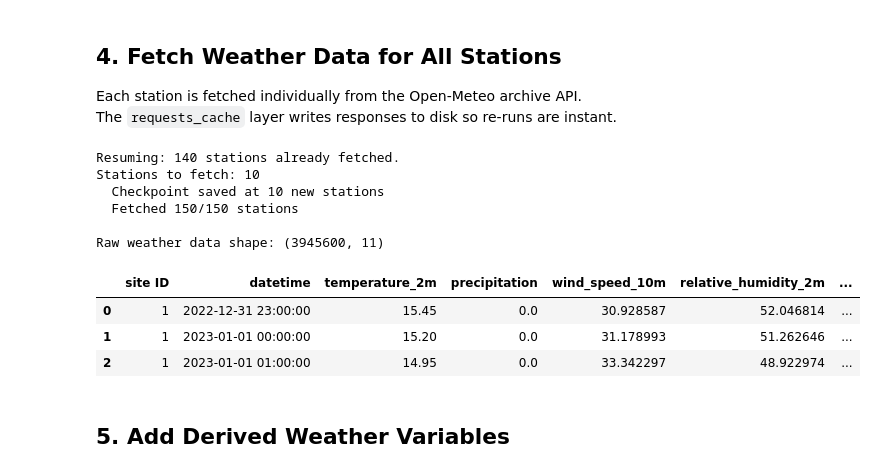
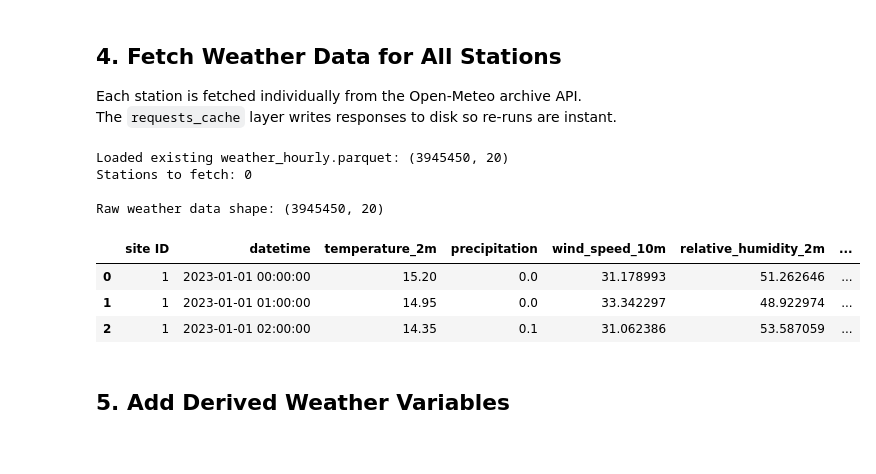
Before and after one commit to Queena34/mda-cycling-weather-group6, a Jupyter notebook: notebooks/04_weather_data.ipynb, the cells around one changed output. Cells and saved outputs as stored; diff of their text form; code cells hidden in the pictures.

Commit message:
Align 03/04 metadata columns with 02 outputs and improve weather API caching

```diff
--- a/notebooks/04_weather_data.ipynb
+++ b/notebooks/04_weather_data.ipynb
@@ -57,19 +57,19 @@ END_DATE   = "2025-12-31"
 # %%
 panel_daily = pd.read_parquet(
     PROCESSED / "panel_daily.parquet",
-    columns=["site ID", "naam", "lat", "lon"],
+    columns=["site ID", "naam", "lat", "long"],
 )
 
 site_locations = (
-    panel_daily[["site ID", "naam", "lat", "lon"]]
+    panel_daily[["site ID", "naam", "lat", "long"]]
     .drop_duplicates("site ID")
-    .dropna(subset=["lat", "lon"])
+    .dropna(subset=["lat", "long"])
     .reset_index(drop=True)
 )
 
 print(f"Unique stations        : {len(site_locations)}")
 print(f"Lat range              : {site_locations['lat'].min():.4f} – {site_locations['lat'].max():.4f}")
-print(f"Lon range              : {site_locations['lon'].min():.4f} – {site_locations['lon'].max():.4f}")
+print(f"Lon range              : {site_locations['long'].min():.4f} – {site_locations['long'].max():.4f}")
 site_locations.head(5)
 # %% [output]
 Unique stations        : 150
@@ -124,9 +124,16 @@ The `requests_cache` layer writes responses to disk so re-runs are instant.
 from openmeteo_requests import OpenMeteoRequestsError
 
 CHECKPOINT = RAW_WX / "weather_checkpoint.parquet"
+WEATHER_HOURLY = PROCESSED / "weather_hourly.parquet"
 
-# Resume from checkpoint if it exists
-if CHECKPOINT.exists():
+# Prefer the saved hourly weather panel if it already exists.
+# The checkpoint is only for resuming an interrupted API fetch.
+if WEATHER_HOURLY.exists():
+    done = pd.read_parquet(WEATHER_HOURLY)
+    fetched_ids = set(done["site ID"].unique())
+    all_weather = [done]
+    print(f"Loaded existing {WEATHER_HOURLY.name}: {done.shape}")
+elif CHECKPOINT.exists():
     done = pd.read_parquet(CHECKPOINT)
     fetched_ids = set(done["site ID"].unique())
     all_weather = [done]
@@ -141,7 +148,7 @@ print(f"Stations to fetch: {len(remaining)}")
 for _, row in remaining.iterrows():
     params = {
         "latitude":   row["lat"],
-        "longitude":  row["lon"],
+        "longitude":  row["long"],
         "start_date": START_DATE,
         "end_date":   END_DATE,
         "hourly":     VARIABLES,
@@ -188,41 +195,39 @@ for _, row in remaining.iterrows():
         "rain":                 hourly.Variables(6).ValuesAsNumpy(),
         "snowfall":             hourly.Variables(7).ValuesAsNumpy(),
         "weather_code":         hourly.Variables(8).ValuesAsNumpy(),
     })
 
     all_weather.append(df)
 
     # Save checkpoint every 10 stations
     n_total = len(fetched_ids) + len([x for x in all_weather if x["site ID"].iloc[0] not in fetched_ids])
     if len(all_weather) % 10 == 0:
         pd.concat(all_weather, ignore_index=True).to_parquet(CHECKPOINT, index=False)
         print(f"  Checkpoint saved at {len(all_weather)} new stations")
 
     n = len(fetched_ids) + len(all_weather)
     if n % 10 == 0 or n == len(site_locations):
         print(f"  Fetched {n}/{len(site_locations)} stations")
 
     time.sleep(8)
 
 weather_raw = pd.concat(all_weather, ignore_index=True)
 
 # Clean up checkpoint after successful completion
 if CHECKPOINT.exists():
     CHECKPOINT.unlink()
 
 print(f"\nRaw weather data shape: {weather_raw.shape}")
 weather_raw.head(3)
 # %% [output]
-Resuming: 140 stations already fetched.
-Stations to fetch: 10
-  Checkpoint saved at 10 new stations
-  Fetched 150/150 stations
+Loaded existing weather_hourly.parquet: (3945450, 20)
+Stations to fetch: 0
 
-Raw weather data shape: (3945600, 11)
+Raw weather data shape: (3945450, 20)
 |  | site ID | datetime | temperature_2m | precipitation | wind_speed_10m | relative_humidity_2m | ... |
-| 0 | 1 | 2022-12-31 23:00:00 | 15.45 | 0.0 | 30.928587 | 52.046814 | ... |
-| 1 | 1 | 2023-01-01 00:00:00 | 15.20 | 0.0 | 31.178993 | 51.262646 | ... |
-| 2 | 1 | 2023-01-01 01:00:00 | 14.95 | 0.0 | 33.342297 | 48.922974 | ... |
+| 0 | 1 | 2023-01-01 00:00:00 | 15.20 | 0.0 | 31.178993 | 51.262646 | ... |
+| 1 | 1 | 2023-01-01 01:00:00 | 14.95 | 0.0 | 33.342297 | 48.922974 | ... |
+| 2 | 1 | 2023-01-01 02:00:00 | 14.35 | 0.1 | 31.062386 | 53.587059 | ... |
 # %% [markdown]
 ## 5. Add Derived Weather Variables
 # %%
```
Also changed, not shown: parts of 8 cells of this notebook, 1 other file.
